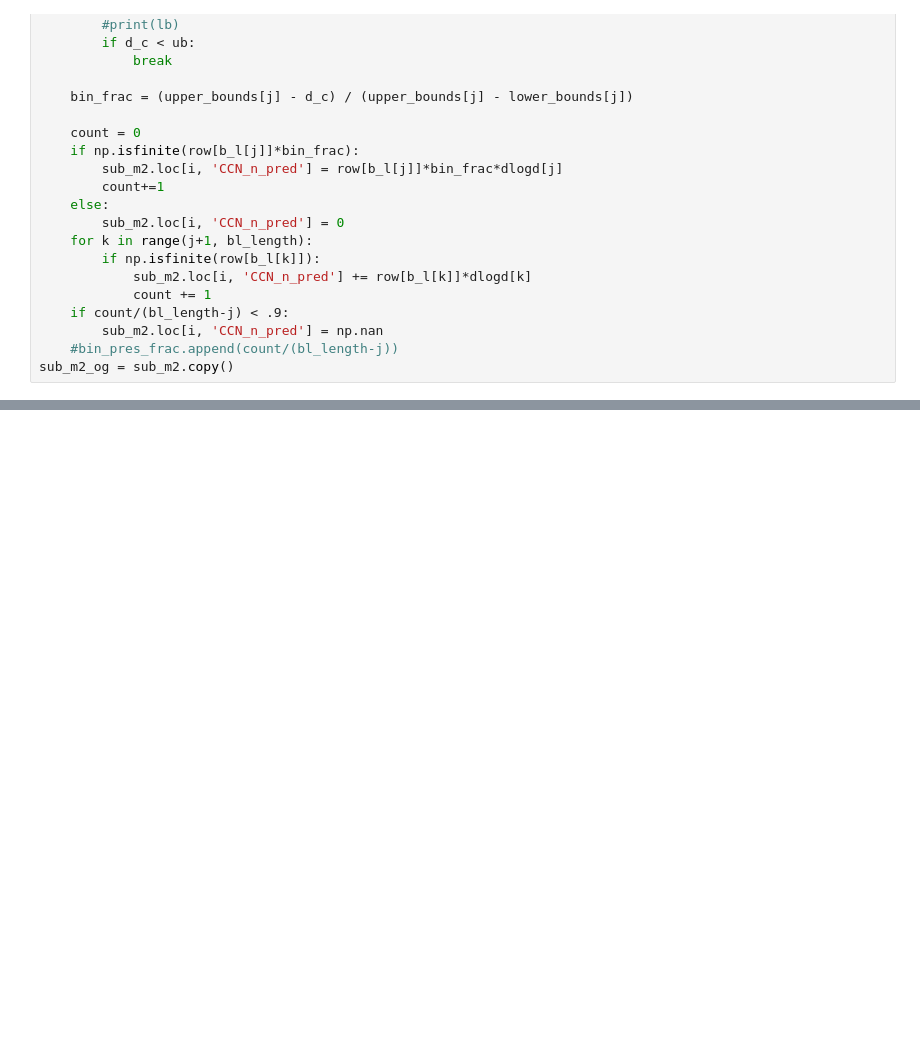
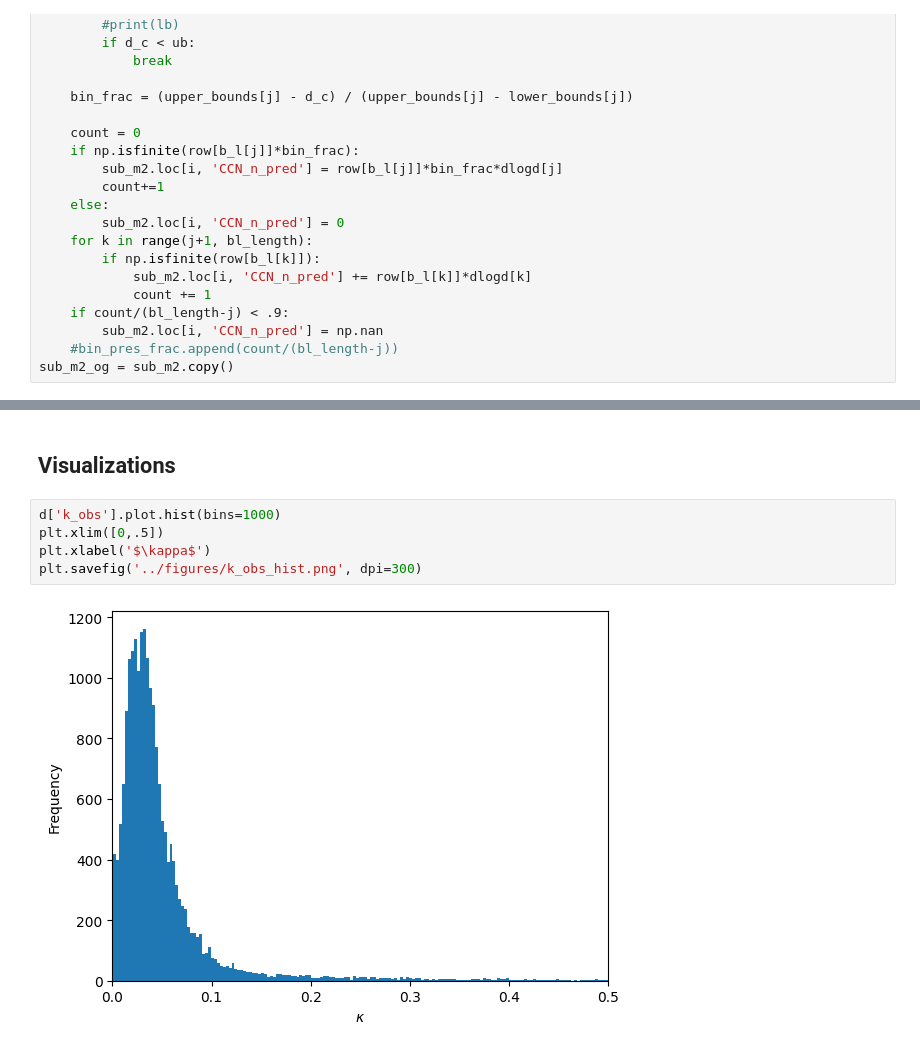
Before and after one commit to csoloff/ACTIVATE_CCN_closure, a Jupyter notebook: scripts/02_find_obs_kappa.ipynb, the cells around one changed output, grey strips where cells are left out. Drawn from its saved outputs; the diff is of its cells as text; blank space fills up the shorter version.

```diff
--- a/scripts/02_find_obs_kappa.ipynb
+++ b/scripts/02_find_obs_kappa.ipynb
@@ -106,0 +145,9 @@ sub_m2_og = sub_m2.copy()
+# %% [markdown]
+## Visualizations
+# %%
+d['k_obs'].plot.hist(bins=1000)
+plt.xlim([0,.5])
+plt.xlabel('$\kappa$')
+plt.savefig('../figures/k_obs_hist.png', dpi=300)
+# %% [output]
+[figure, added]
```
Also changed, not shown: parts of 19 cells of this notebook, 2 other files.
